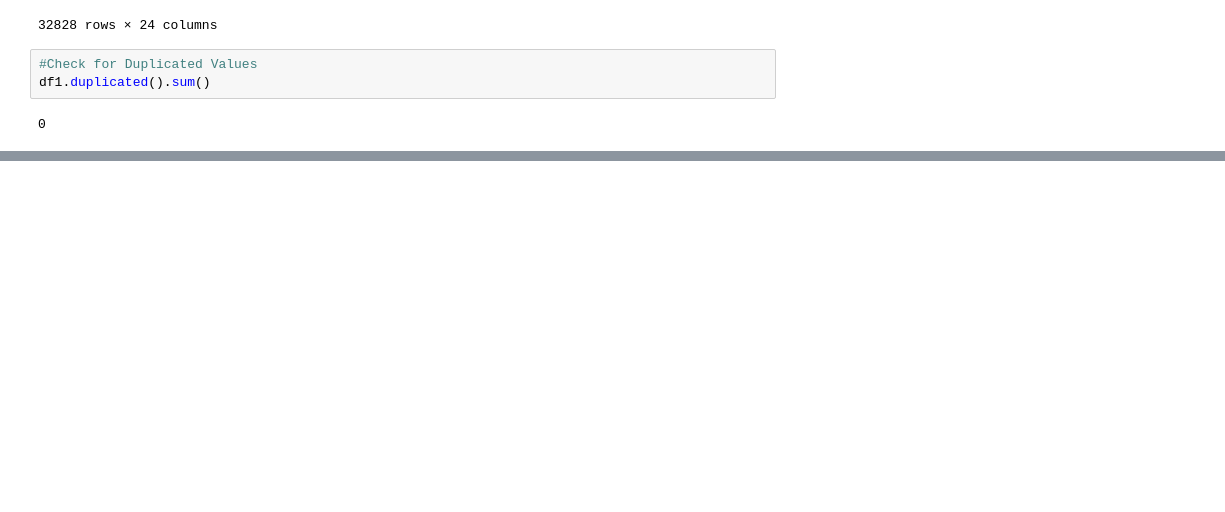
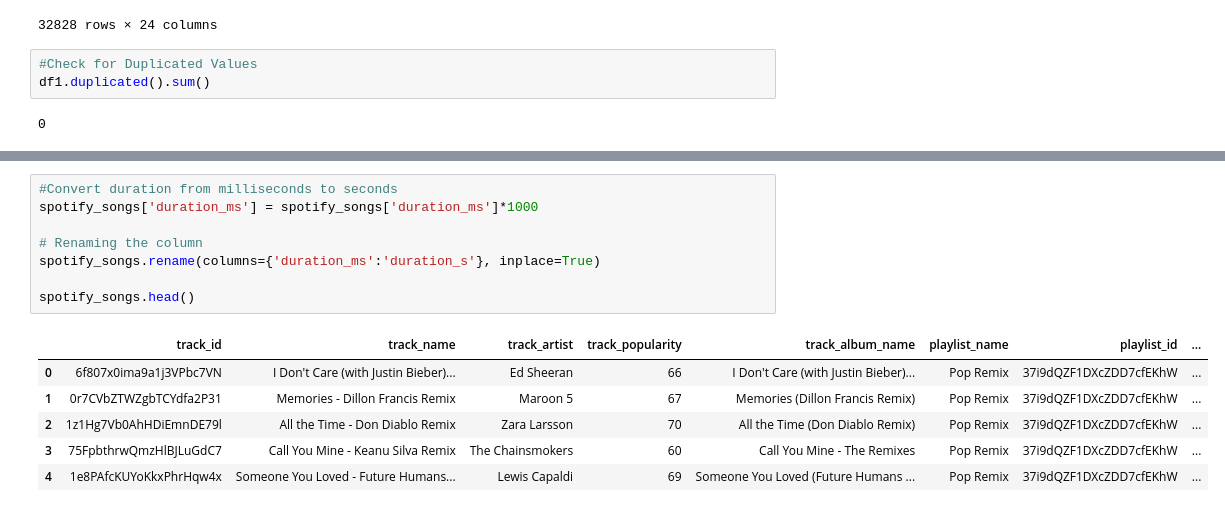
Before and after one commit to mariashiferaw/Team-4--Music-Recommendation-System, a Jupyter notebook: EDA_Data.ipynb, the cells around one changed output, grey strips where cells are left out. Cells and saved outputs as stored; diff of their text form; blank space fills up the shorter version.

```diff
--- a/EDA_Data.ipynb
+++ b/EDA_Data.ipynb
@@ -133,0 +135,15 @@ spotify_songs
+# %%
+#Convert duration from milliseconds to seconds
+spotify_songs['duration_ms'] = spotify_songs['duration_ms']*1000
+
+# Renaming the column
+spotify_songs.rename(columns={'duration_ms':'duration_s'}, inplace=True)
+
+spotify_songs.head()
+# %% [output]
+|  | track_id | track_name | track_artist | track_popularity | track_album_name | playlist_name | playlist_id | ... |
+| 0 | 6f807x0ima9a1j3VPbc7VN | I Don't Care (with Justin Bieber)... | Ed Sheeran | 66 | I Don't Care (with Justin Bieber)... | Pop Remix | 37i9dQZF1DXcZDD7cfEKhW | ... |
+| 1 | 0r7CVbZTWZgbTCYdfa2P31 | Memories - Dillon Francis Remix | Maroon 5 | 67 | Memories (Dillon Francis Remix) | Pop Remix | 37i9dQZF1DXcZDD7cfEKhW | ... |
+| 2 | 1z1Hg7Vb0AhHDiEmnDE79l | All the Time - Don Diablo Remix | Zara Larsson | 70 | All the Time (Don Diablo Remix) | Pop Remix | 37i9dQZF1DXcZDD7cfEKhW | ... |
+| 3 | 75FpbthrwQmzHlBJLuGdC7 | Call You Mine - Keanu Silva Remix | The Chainsmokers | 60 | Call You Mine - The Remixes | Pop Remix | 37i9dQZF1DXcZDD7cfEKhW | ... |
+| 4 | 1e8PAfcKUYoKkxPhrHqw4x | Someone You Loved - Future Humans... | Lewis Capaldi | 69 | Someone You Loved (Future Humans ... | Pop Remix | 37i9dQZF1DXcZDD7cfEKhW | ... |
```
Also changed, not shown: parts of 7 cells of this notebook.
